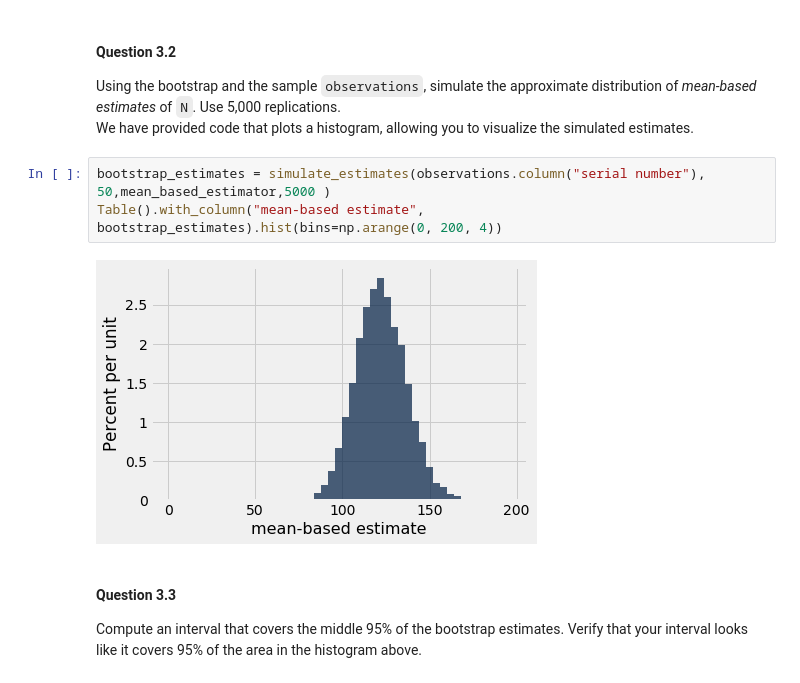
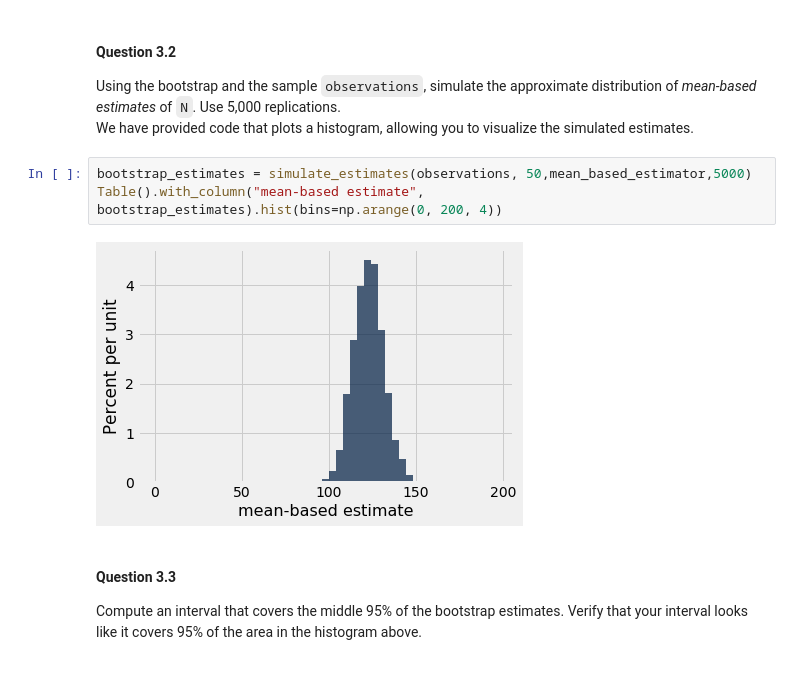
Before and after one commit to EB458/Bonner_Math377, a Jupyter notebook: 2Lab05.ipynb, the cells around one changed output. Drawn from its saved outputs; the diff is of its cells as text.

```diff
--- a/2Lab05.ipynb
+++ b/2Lab05.ipynb
@@ -308,10 +308,10 @@ Now we can go back to the sample we actually observed (the table `observations`)
 Using the bootstrap and the sample `observations`, simulate the approximate distribution of *mean-based estimates* of `N`.  Use 5,000 replications.
 We have provided code that plots a histogram, allowing you to visualize the simulated estimates.
 # %%
-bootstrap_estimates = simulate_estimates(observations.column("serial number"), 50,mean_based_estimator,5000 )
+bootstrap_estimates = simulate_estimates(observations, 50,mean_based_estimator,5000)
 Table().with_column("mean-based estimate", bootstrap_estimates).hist(bins=np.arange(0, 200, 4))
 # %% [output]
-[figure, old version]
+[figure, new version]
 # %% [markdown]
 #### Question 3.3
 Compute an interval that covers the middle 95% of the bootstrap estimates.  Verify that your interval looks like it covers 95% of the area in the histogram above.
```
Also changed, not shown: parts of 3 cells of this notebook.
